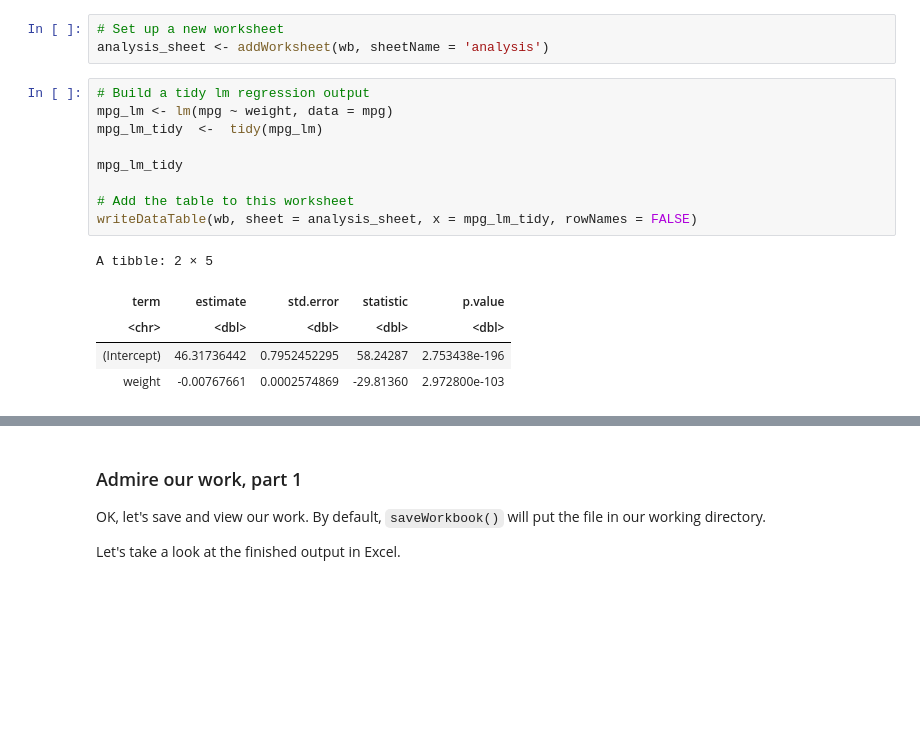
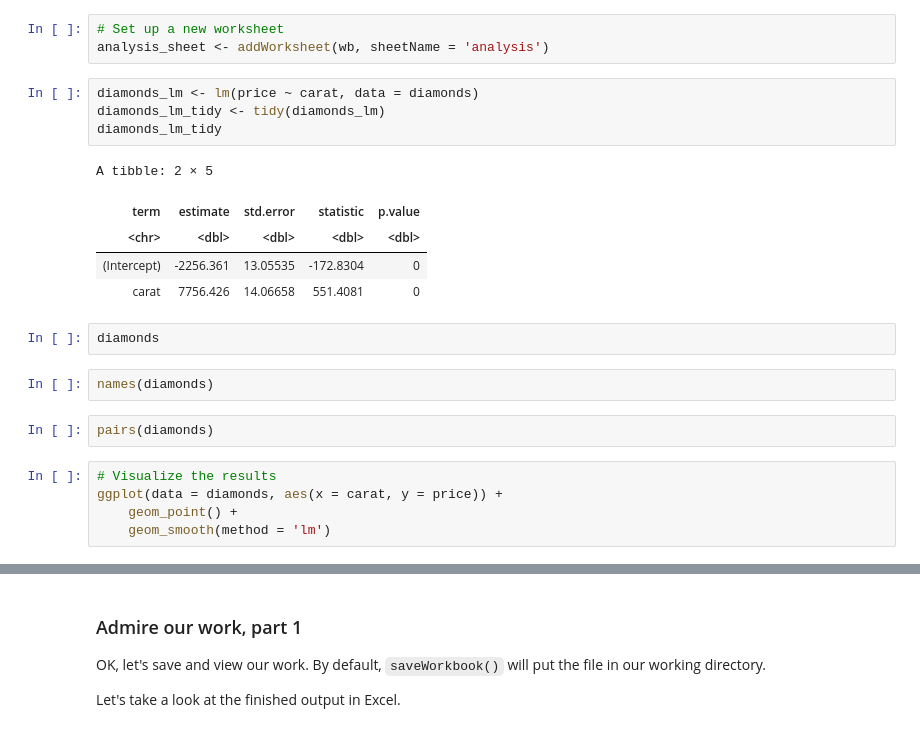
Before and after one commit to stringfestdata/london-excel, a Jupyter notebook: r-powered-excel.ipynb, the cells around one changed output, grey strips where cells are left out. Saved outputs shown, nothing was run; the diff lists cells and outputs as text; blank space fills up the shorter version.

```diff
--- a/r-powered-excel.ipynb
+++ b/r-powered-excel.ipynb
@@ -131,20 +63,26 @@ We can set up a new worksheet, add the results of the regression with `writeData
 # %%
 # Set up a new worksheet
 analysis_sheet <- addWorksheet(wb, sheetName = 'analysis')
-# %%
-# Build a tidy lm regression output
-mpg_lm <- lm(mpg ~ weight, data = mpg)
-mpg_lm_tidy  <-  tidy(mpg_lm)
-
-mpg_lm_tidy
-
-# Add the table to this worksheet
-writeDataTable(wb, sheet = analysis_sheet, x = mpg_lm_tidy, rowNames = FALSE)
-# %% [output]
-A tibble: 2 × 5
-| term | estimate | std.error | statistic | p.value |
-| <chr> | <dbl> | <dbl> | <dbl> | <dbl> |
-| (Intercept) | 46.31736442 | 0.7952452295 | 58.24287 | 2.753438e-196 |
-| weight | -0.00767661 | 0.0002574869 | -29.81360 | 2.972800e-103 |
+# %%
+diamonds_lm <- lm(price ~ carat, data = diamonds)
+diamonds_lm_tidy <- tidy(diamonds_lm)
+diamonds_lm_tidy
+# %% [output]
+A tibble: 2 × 5
+| term | estimate | std.error | statistic | p.value |
+| <chr> | <dbl> | <dbl> | <dbl> | <dbl> |
+| (Intercept) | -2256.361 | 13.05535 | -172.8304 | 0 |
+| carat | 7756.426 | 14.06658 | 551.4081 | 0 |
+# %%
+diamonds
+# %%
+names(diamonds)
+# %%
+pairs(diamonds)
+# %%
+# Visualize the results
+ggplot(data = diamonds, aes(x = carat, y = price)) +
+    geom_point() +
+    geom_smooth(method = 'lm')
 # %%
 # Visualize the results
```
Also changed, not shown: parts of 12 cells of this notebook, 40 other files.
